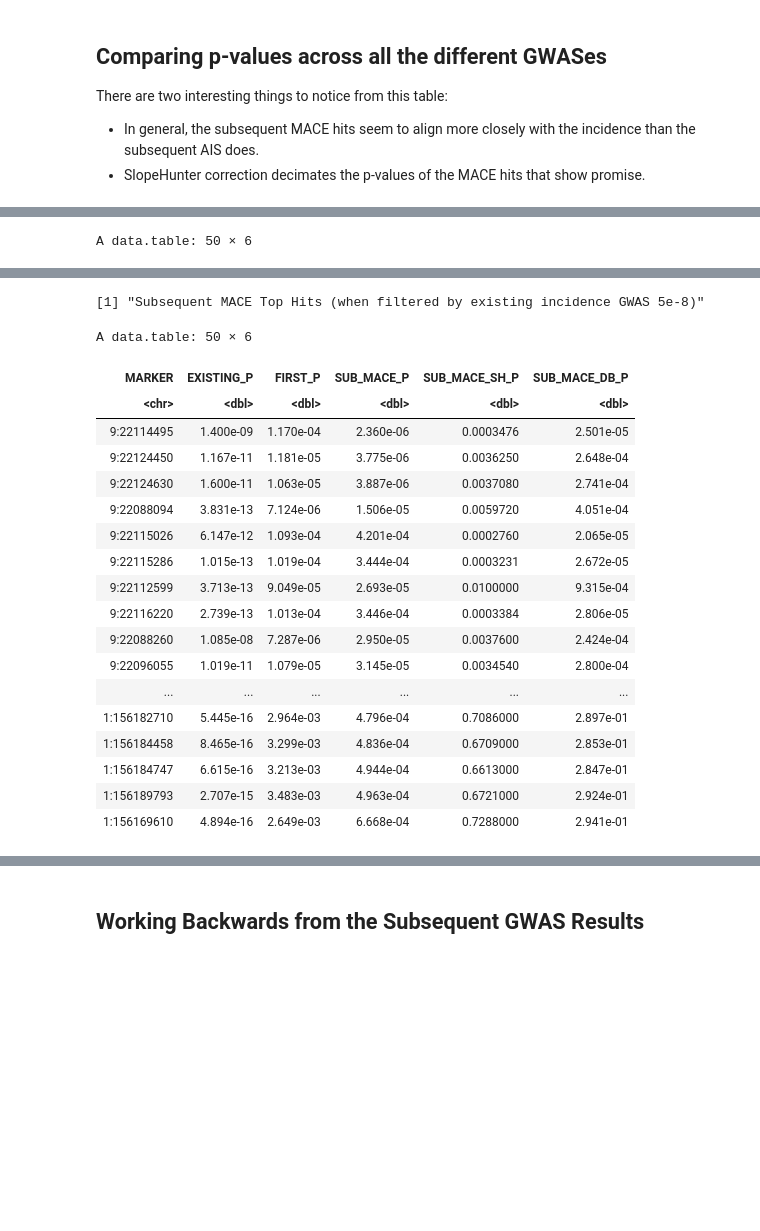
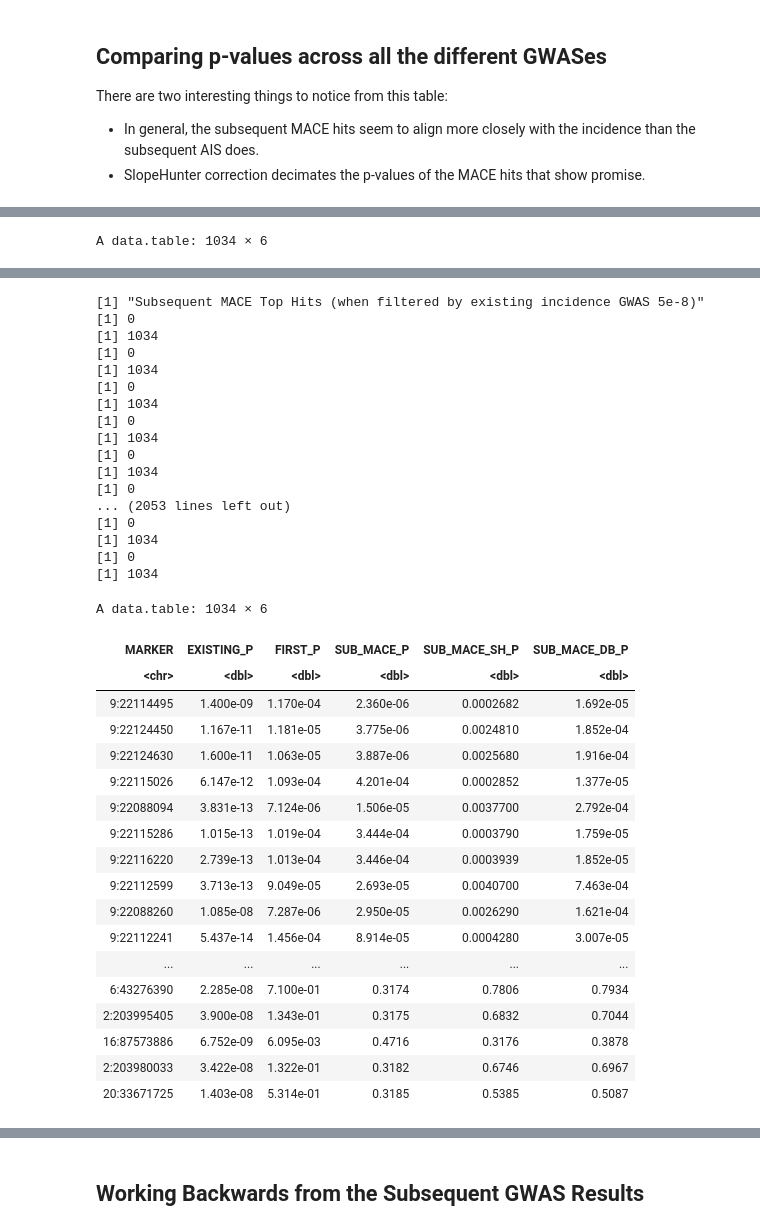
Before and after one commit to andrew-e/bristol-projects-public, a Jupyter notebook: docs/gwas_comparisons.ipynb, the cells around one changed output, grey strips where cells are left out. Drawn from its saved outputs; the diff is of its cells as text; code cells hidden in the pictures; blank space fills up the shorter version.

```diff
--- a/docs/gwas_comparisons.ipynb
+++ b/docs/gwas_comparisons.ipynb
@@ -29,20 +29,22 @@ library(dplyr)
 options(repr.matrix.max.rows=600, repr.matrix.max.cols=200)
 gwas_columns <- c("MARKER", "BETA", "SE", "P")
 
-first_ais_metaanalysis <- data.table::fread("scratch/results/meta_analysis/first_ais_metal_metaanalysis.tbl", select = gwas_columns)
+first_ais_metaanalysis <- data.table::fread("scratch/results/meta_analysis/first_ais_metal_metaanalysis.tbl", select = c(gwas_columns, "CHR", "BP"))
 subsequent_ais_metaanalysis_not_adjusted <- data.table::fread("scratch/results/meta_analysis/subsequent_ais_metal_metaanalysis.tbl", select = gwas_columns)
 subsequent_mace_metaanalysis_not_adjusted <- data.table::fread("scratch/results/meta_analysis/subsequent_mace_metal_metaanalysis.tbl", select = gwas_columns)
-subsequent_ais_metaanalysis_adjusted <- data.table::fread("scratch/results/subsequent_ais_metaanalysis_slopehunter1.txt", select = gwas_columns)
-subsequent_mace_metaanalysis_adjusted <- data.table::fread("scratch/results/subsequent_mace_metaanalysis_slopehunter1.txt", select = gwas_columns)
-subsequent_ais_metaanalysis_dudbridge <- data.table::fread("scratch/results/subsequent_ais_metaanalysis_dudbridge1.txt", select = gwas_columns)
-subsequent_mace_metaanalysis_dudbridge <- data.table::fread("scratch/results/subsequent_mace_metaanalysis_dudbridge1.txt", select = gwas_columns)
+subsequent_ais_metaanalysis_adjusted <- data.table::fread("scratch/results/subsequent_ais_metaanalysis_slopehunter_clumped1.txt", select = gwas_columns)
+subsequent_mace_metaanalysis_adjusted <- data.table::fread("scratch/results/subsequent_mace_metaanalysis_slopehunter_clumped1.txt", select = gwas_columns)
+subsequent_ais_metaanalysis_dudbridge <- data.table::fread("scratch/results/subsequent_ais_metaanalysis_dudbridge_clumped1.txt", select = gwas_columns)
+subsequent_mace_metaanalysis_dudbridge <- data.table::fread("scratch/results/subsequent_mace_metaanalysis_dudbridge_clumped1.txt", select = gwas_columns)
 
 existing_stroke_gwas <- data.table::fread("scratch/data/existing_stroke_gwas.tsv.gz")
 existing_stroke_gwas <- existing_stroke_gwas %>% dplyr::rename("CHR" = "chromosome", "BP" = "base_pair_location", "P" = "p_value",
                                                                "BETA" = "beta", "OR" = "odds_ratio", "LB" = "ci_lower", "UB" = "ci_upper")
+
+existing_stroke_gwas$MARKER <- paste(existing_stroke_gwas$CHR, existing_stroke_gwas$BP, sep=":")
+existing_stroke_gwas <- convert_odds_ratio_to_beta_estimate(existing_stroke_gwas)
 existing_stroke_gwas_top_hits <- existing_stroke_gwas[existing_stroke_gwas$P < 5e-8,]
-existing_stroke_gwas_top_hits$MARKER <- paste(existing_stroke_gwas_top_hits$CHR, existing_stroke_gwas_top_hits$BP, sep=":")
-existing_stroke_gwas_top_hits <- convert_odds_ratio_to_beta_estimate(existing_stroke_gwas_top_hits)
+
 
 merge_gwases <- function(gwas) {
     merged_stroke_data_comparison <- merge(gwas, subsequent_ais_metaanalysis_not_adjusted, by = "MARKER")
@@ -66,8 +68,8 @@ merge_gwases <- function(gwas) {
 
     return(merged_stroke_data_comparison)
 }
-
-merged_existing_gwas <- merge_gwases(existing_stroke_gwas_top_hits)
+# %%
+first_ais_metaanalysis <- data.table::fread("scratch/results/meta_analysis/first_ais_metal_metaanalysis.tbl", select = c(gwas_columns, "CHR", "BP"))
 # %% [markdown]
 ## Comparing p-values across all the different GWASes
 
@@ -81,9 +83,12 @@ merged_existing_gwas <- merged_existing_gwas %>% dplyr::rename("FIRST_BETA" = "B
 
 merged_existing_gwas <- transform(merged_existing_gwas, SUB_AIS_MIN_P_VALUE = pmin(SUB_AIS_P, SUB_AIS_SH_P, SUB_AIS_DB_P))
 merged_existing_gwas <- transform(merged_existing_gwas, SUB_MACE_MIN_P_VALUE = pmin(SUB_MACE_P, SUB_MACE_SH_P, SUB_MACE_DB_P))
+
 print("Subsequent AIS Top Hits (when filtered by existing incidence GWAS 5e-8)")
-head(merged_existing_gwas[with(merged_existing_gwas, order(SUB_AIS_MIN_P_VALUE)), c("MARKER", "EXISTING_P", "FIRST_P", "SUB_AIS_P", "SUB_AIS_SH_P", "SUB_AIS_DB_P")], n=50)
+pruned_ais_snps <- basic_snp_pruning(merged_existing_gwas, p_value_column="SUB_AIS_MIN_P_VALUE")
+pruned_ais_snps[with(pruned_ais_snps, order(SUB_AIS_MIN_P_VALUE)), c("MARKER", "EXISTING_P", "FIRST_P", "SUB_AIS_P", "SUB_AIS_SH_P", "SUB_AIS_DB_P")]
 print("Subsequent MACE Top Hits (when filtered by existing incidence GWAS 5e-8)")
-head(merged_existing_gwas[with(merged_existing_gwas, order(SUB_MACE_MIN_P_VALUE)), c("MARKER", "EXISTING_P", "FIRST_P", "SUB_MACE_P", "SUB_MACE_SH_P", "SUB_MACE_DB_P")], n=50)
+pruned_mace_snps <- basic_snp_pruning(merged_existing_gwas, p_value_column="SUB_AIS_MIN_P_VALUE")
+pruned_mace_snps[with(pruned_mace_snps, order(SUB_MACE_MIN_P_VALUE)), c("MARKER", "EXISTING_P", "FIRST_P", "SUB_MACE_P", "SUB_MACE_SH_P", "SUB_MACE_DB_P")]
 # %% [output]
 [1] "Subsequent AIS Top Hits (when filtered by existing incidence GWAS 5e-8)"
@@ -90,3 +111,3 @@ head(merged_existing_gwas[with(merged_existing_gwas, order(SUB_MACE_MIN_P_VALUE)
-A data.table: 50 × 6
+A data.table: 1034 × 6
 | MARKER | EXISTING_P | FIRST_P | SUB_AIS_P | SUB_AIS_SH_P | SUB_AIS_DB_P |
 | <chr> | <dbl> | <dbl> | <dbl> | <dbl> | <dbl> |
@@ -109,20 +130,36 @@ A data.table: 50 × 6
 [1] "Subsequent MACE Top Hits (when filtered by existing incidence GWAS 5e-8)"
+[1] 0
+[1] 1034
+[1] 0
+[1] 1034
+[1] 0
+[1] 1034
+[1] 0
+[1] 1034
+[1] 0
+[1] 1034
+[1] 0
+... (2053 lines left out)
+[1] 0
+[1] 1034
+[1] 0
+[1] 1034
-A data.table: 50 × 6
+A data.table: 1034 × 6
 | MARKER | EXISTING_P | FIRST_P | SUB_MACE_P | SUB_MACE_SH_P | SUB_MACE_DB_P |
 | <chr> | <dbl> | <dbl> | <dbl> | <dbl> | <dbl> |
-| 9:22114495 | 1.400e-09 | 1.170e-04 | 2.360e-06 | 0.0003476 | 2.501e-05 |
-| 9:22124450 | 1.167e-11 | 1.181e-05 | 3.775e-06 | 0.0036250 | 2.648e-04 |
-| 9:22124630 | 1.600e-11 | 1.063e-05 | 3.887e-06 | 0.0037080 | 2.741e-04 |
-| 9:22088094 | 3.831e-13 | 7.124e-06 | 1.506e-05 | 0.0059720 | 4.051e-04 |
-| 9:22115026 | 6.147e-12 | 1.093e-04 | 4.201e-04 | 0.0002760 | 2.065e-05 |
-| 9:22115286 | 1.015e-13 | 1.019e-04 | 3.444e-04 | 0.0003231 | 2.672e-05 |
-| 9:22112599 | 3.713e-13 | 9.049e-05 | 2.693e-05 | 0.0100000 | 9.315e-04 |
-| 9:22116220 | 2.739e-13 | 1.013e-04 | 3.446e-04 | 0.0003384 | 2.806e-05 |
-| 9:22088260 | 1.085e-08 | 7.287e-06 | 2.950e-05 | 0.0037600 | 2.424e-04 |
-| 9:22096055 | 1.019e-11 | 1.079e-05 | 3.145e-05 | 0.0034540 | 2.800e-04 |
+| 9:22114495 | 1.400e-09 | 1.170e-04 | 2.360e-06 | 0.0002682 | 1.692e-05 |
+| 9:22124450 | 1.167e-11 | 1.181e-05 | 3.775e-06 | 0.0024810 | 1.852e-04 |
+| 9:22124630 | 1.600e-11 | 1.063e-05 | 3.887e-06 | 0.0025680 | 1.916e-04 |
+| 9:22115026 | 6.147e-12 | 1.093e-04 | 4.201e-04 | 0.0002852 | 1.377e-05 |
+| 9:22088094 | 3.831e-13 | 7.124e-06 | 1.506e-05 | 0.0037700 | 2.792e-04 |
+| 9:22115286 | 1.015e-13 | 1.019e-04 | 3.444e-04 | 0.0003790 | 1.759e-05 |
+| 9:22116220 | 2.739e-13 | 1.013e-04 | 3.446e-04 | 0.0003939 | 1.852e-05 |
+| 9:22112599 | 3.713e-13 | 9.049e-05 | 2.693e-05 | 0.0040700 | 7.463e-04 |
+| 9:22088260 | 1.085e-08 | 7.287e-06 | 2.950e-05 | 0.0026290 | 1.621e-04 |
+| 9:22112241 | 5.437e-14 | 1.456e-04 | 8.914e-05 | 0.0004280 | 3.007e-05 |
 | ... | ... | ... | ... | ... | ... |
-| 1:156182710 | 5.445e-16 | 2.964e-03 | 4.796e-04 | 0.7086000 | 2.897e-01 |
-| 1:156184458 | 8.465e-16 | 3.299e-03 | 4.836e-04 | 0.6709000 | 2.853e-01 |
-| 1:156184747 | 6.615e-16 | 3.213e-03 | 4.944e-04 | 0.6613000 | 2.847e-01 |
-| 1:156189793 | 2.707e-15 | 3.483e-03 | 4.963e-04 | 0.6721000 | 2.924e-01 |
-| 1:156169610 | 4.894e-16 | 2.649e-03 | 6.668e-04 | 0.7288000 | 2.941e-01 |
+| 6:43276390 | 2.285e-08 | 7.100e-01 | 0.3174 | 0.7806 | 0.7934 |
+| 2:203995405 | 3.900e-08 | 1.343e-01 | 0.3175 | 0.6832 | 0.7044 |
+| 16:87573886 | 6.752e-09 | 6.095e-03 | 0.4716 | 0.3176 | 0.3878 |
+| 2:203980033 | 3.422e-08 | 1.322e-01 | 0.3182 | 0.6746 | 0.6967 |
+| 20:33671725 | 1.403e-08 | 5.314e-01 | 0.3185 | 0.5385 | 0.5087 |
```
Also changed, not shown: parts of 5 cells of this notebook, 1 other file.
